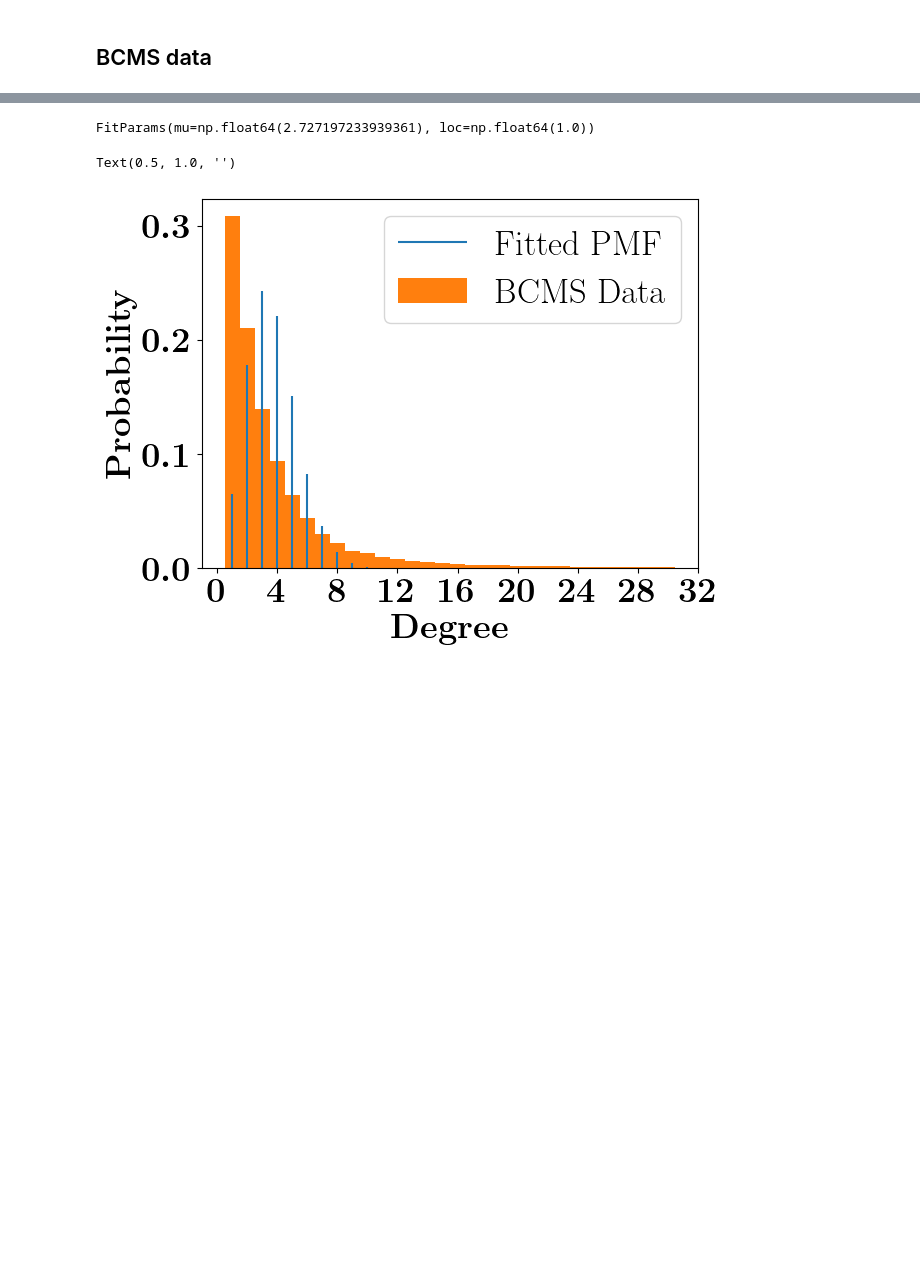
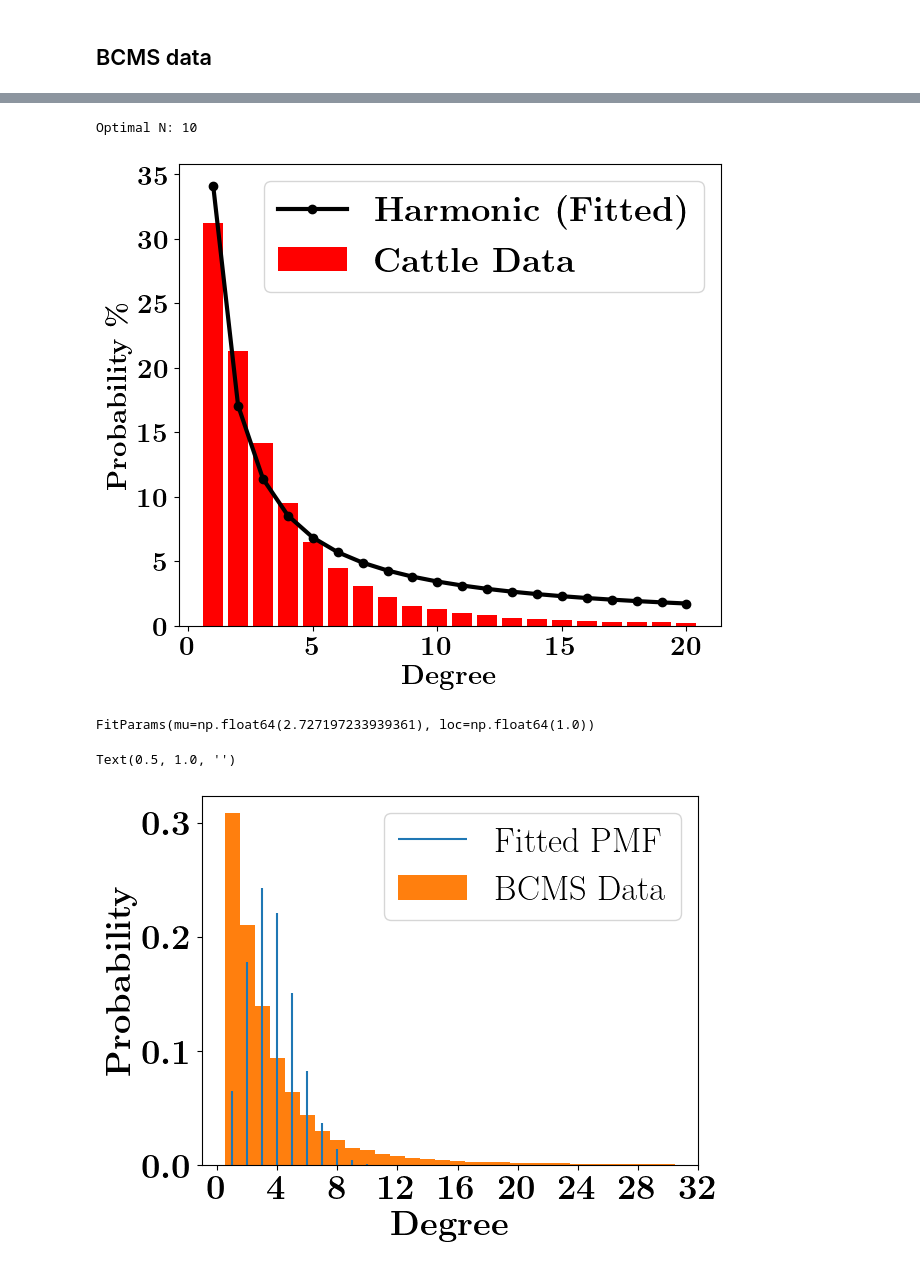
Before and after one commit to nehabansal26/Epidemics-on-Networks, a Jupyter notebook: plots_paper.ipynb, the cells around one changed output, grey strips where cells are left out. Drawn from its saved outputs; the diff is of its cells as text; code cells hidden in the pictures; blank space fills up the shorter version.

```diff
--- a/plots_paper.ipynb
+++ b/plots_paper.ipynb
@@ -41,0 +76,46 @@ k = np.arange(1, max(degree_flat) + 1)
+# %%
+import numpy as np
+import matplotlib.pyplot as plt
+from scipy.optimize import minimize
+
+def harmonic_dist(k, N):
+    """Harmonic distribution for discrete values"""
+    return 1 / k / np.sum(1 / np.arange(1, N+1))
+
+def negative_log_likelihood(params, data):
+    """Negative log-likelihood for fitting harmonic distribution"""
+    N = int(params[0])  # parameter N is the maximum value of k
+    likelihoods = harmonic_dist(data, N)
+    return -np.sum(np.log(likelihoods))
+
+plot_df = tmpdf[tmpdf.degree<=20]
+
+# Example data: discrete values and their frequencies
+data = plot_df.degree  # discrete values (k)
+frequencies = plot_df.freq # observed frequencies
+
+# Normalize the frequencies to get observed probabilities
+observed_probabilities = frequencies / np.sum(frequencies)
+
+# Minimize the negative log-likelihood
+initial_guess = [10]  # initial guess for the maximum k value (N)
+result = minimize(negative_log_likelihood, initial_guess, args=(data,))
+N_optimal = int(result.x[0])
+
+print(f"Optimal N: {N_optimal}")
+# %% [output]
+Optimal N: 10
+# %%
+# Fitted harmonic probabilities
+fitted_probabilities = harmonic_dist(data, N_optimal)
+plt.figure(figsize=(7,6))
+# Plot observed vs fitted probabilities
+plt.bar(data, observed_probabilities*100, label="Observed",color='red')
+plt.plot(data, fitted_probabilities*100, label="Fitted (Harmonic)",color='black',marker='o',linewidth=3)
+plt.xlabel(r'\textbf{Degree}')
+plt.ylabel(r'\textbf{Probability \%}')
+plt.legend([r'\textbf{Harmonic (Fitted)}',r'\textbf{Cattle Data}'])
+# plt.legend()
+plt.show()
+# %% [output]
+[figure, added]
```
Also changed, not shown: parts of 14 cells of this notebook, 1 other file.
